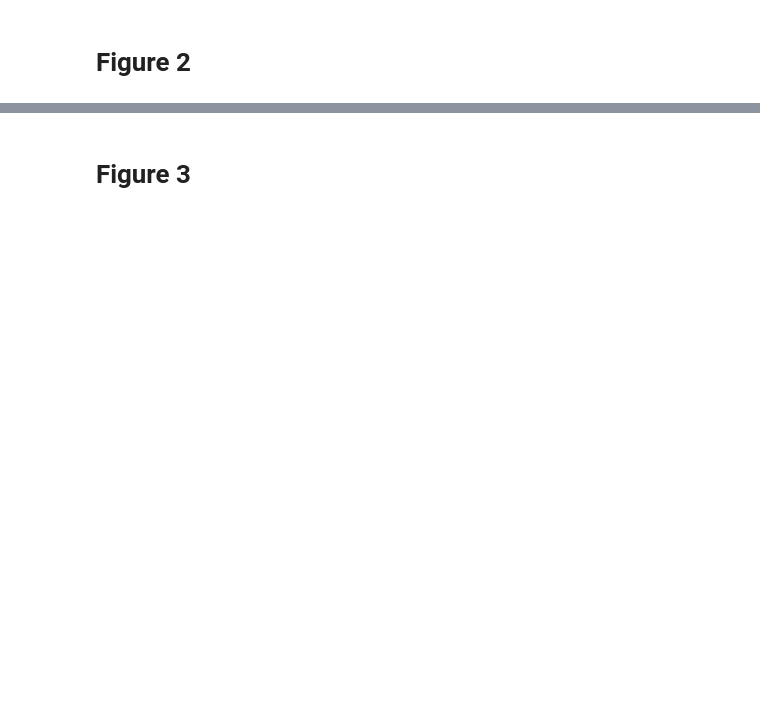
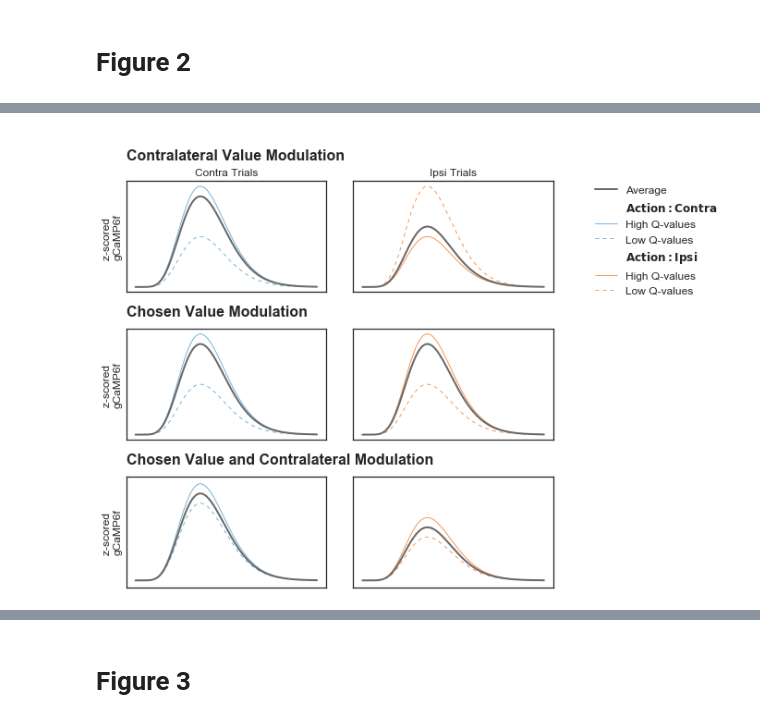
Before and after one commit to rachelstephlee/qlearning, a Jupyter notebook: Paper_V2.ipynb, the cells around one changed output, grey strips where cells are left out. Drawn from its saved outputs; the diff is of its cells as text; code cells hidden in the pictures; blank space fills up the shorter version.

```diff
--- a/Paper_V2.ipynb
+++ b/Paper_V2.ipynb
@@ -536,0 +303,81 @@ Done
+# %%
+
+
+figure = plt.figure(figsize=(9,9))
+gs = gridspec.GridSpec(6, 3, height_ratios = [0.3, 1,0.1, 1, 0.1, 1], width_ratios = [1, 1, 0.05])
+
+############################ LEGEND AND OTHER AESTHETICS PARAMS ############################
+lax = plt.subplot(gs[1,2]) # MUST be 1,2... some hacky issue.
+
+l1, = lax.plot([], [], linewidth = LW_AVG, color = 'dimgrey', label = 'Average')
+
+l2 = lax.fill_between([], [], [], color = 'w', label=r'$\mathbf{Action:Contra}$')
+l3, = lax.plot([], color = c_col, label = 'High Q-values', lw = LW)
+l4, = lax.plot([], color = c_col,label = 'Low Q-values', lw = LW, dashes=(5, 5))
+
+l5 = lax.fill_between([], [], [], color = 'w', label = r"$\mathbf{Action:Ipsi}$")
+l6, = lax.plot([], [], label = 'Low Q-values ', color  = i_col, lw = LW, dashes=(5, 5))
+l7, = lax.plot([], [], linewidth = LW, label = 'High Q-values', color = i_col)
+
+plt.legend()
+lgd = plt.legend(handles = [l1, l2, l3, l4, l5, l7, l6], bbox_to_anchor=(1, 1), loc=2, borderaxespad=0., fontsize = sz)
+
+clear_figure(lax)
+
+
+TITLE_FONT_SZ = 16
+sz = 12
+
+############################ CONTRALATERAL VALUE MODULATION ############################
+
+ax = plt.subplot(gs[0, :])
+clear_figure(ax)
+ax.text(0, 0.25, 'Contralateral Value Modulation', size = TITLE_FONT_SZ, weight = 'bold', horizontalalignment = 'left')
+
+ax = plt.subplot(gs[1, 0])
+plot_schematic(ax, [x, y], [x, y * 0.5], ['-', '--'], color = c_col, avg_xy = [x, y * 0.9])
+ax.set_ylabel('z-scored \ngCaMP6f', size = sz)
+ax.set_title('Contra Trials', size = sz)
+
+
+
+ax = plt.subplot(gs[1, 1])
+plot_schematic(ax, [x, y], [x, y * 0.5], ['--', '-'], color = i_col, avg_xy = [x, y * 0.6])
+ax.set_title('Ipsi Trials', size = sz)
+
+
+
+############################ CHOSEN VALUE MODULATION ############################
+ax = plt.subplot(gs[2, :])
+clear_figure(ax)
+ax.text(0, 0, 'Chosen Value Modulation', size = TITLE_FONT_SZ, weight = 'bold', horizontalalignment = 'left')
+
+
+ax = plt.subplot(gs[3, 0])
+
+plot_schematic(ax, [x, y], [x, y * 0.5], ['-', '--'], color = c_col, avg_xy = [x, y * 0.9])
+ax.set_ylabel('z-scored \ngCaMP6f', size = sz)
+
+
+
+ax = plt.subplot(gs[3, 1])
+plot_schematic(ax, [x, y], [x, y * 0.5], ['-', '--'], color = i_col, avg_xy = [x, y * 0.9])
+
+
+############################ CHOSEN VALUE AND CONTRALATERAL MODULATION ############################
+ax = plt.subplot(gs[4, :])
+clear_figure(ax)
+ax.text(0, 0, 'Chosen Value and Contralateral Modulation', size = TITLE_FONT_SZ, weight = 'bold', horizontalalignment = 'left')
+
+ax = plt.subplot(gs[5, 0])
+
+plot_schematic(ax, [x, y * 2], [x, y * 1.6], ['-', '--'], color = c_col, avg_xy = [x, y * 1.8])
+ax.set_ylim([-0.03, 0.45])
+
+ax.set_ylabel('z-scored \ngCaMP6f', size = sz)
+
+
+ax = plt.subplot(gs[5, 1])
+plot_schematic(ax, [x, y * 1.3], [x, y * 0.9], ['-', '--'], color = i_col, avg_xy = [x, y * 1.1])
+ax.set_ylim([-0.03, 0.45])
+# %% [output]
@@ -536,0 +385 @@ Done
+[figure, added]
```
Also changed, not shown: parts of 15 cells of this notebook.
